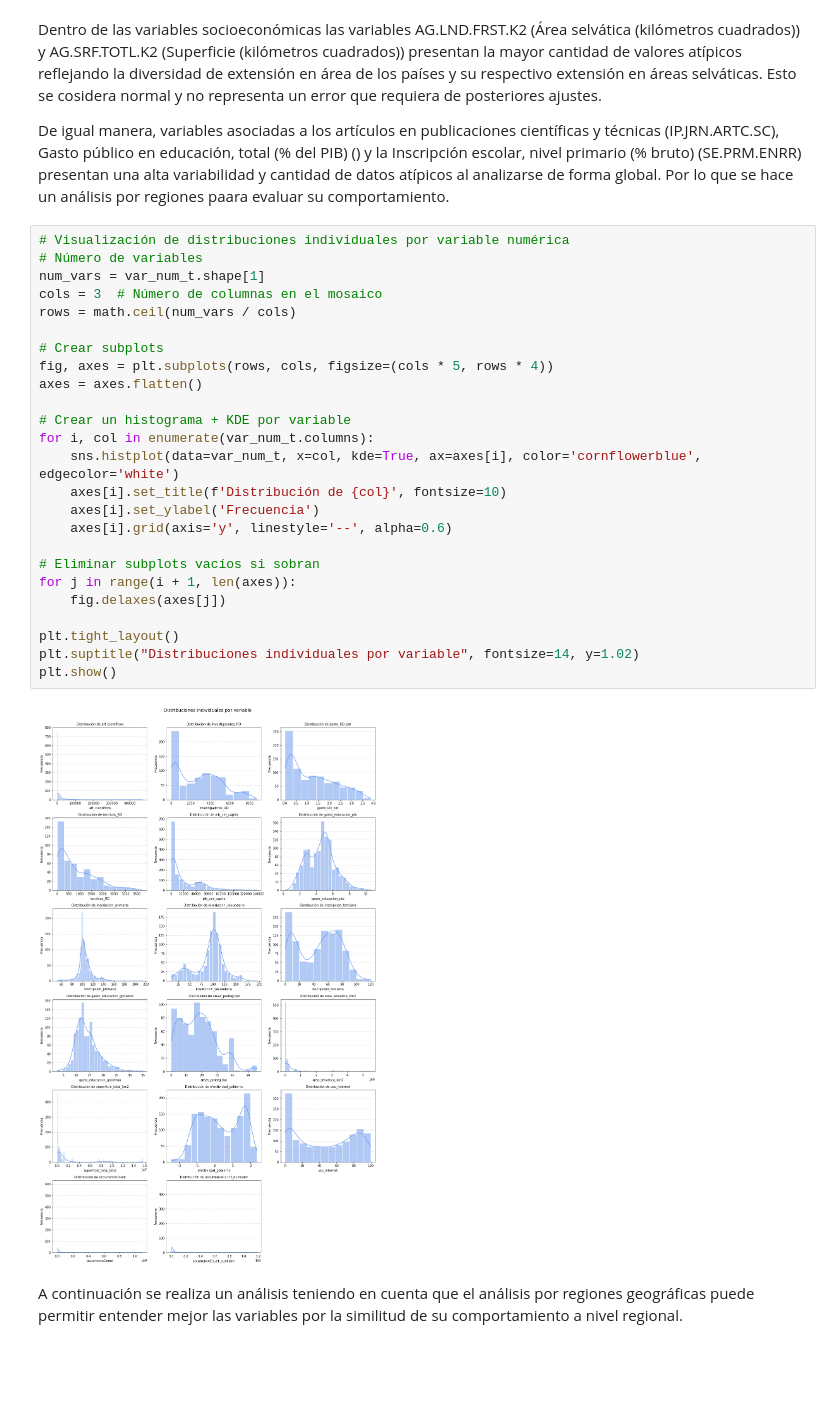
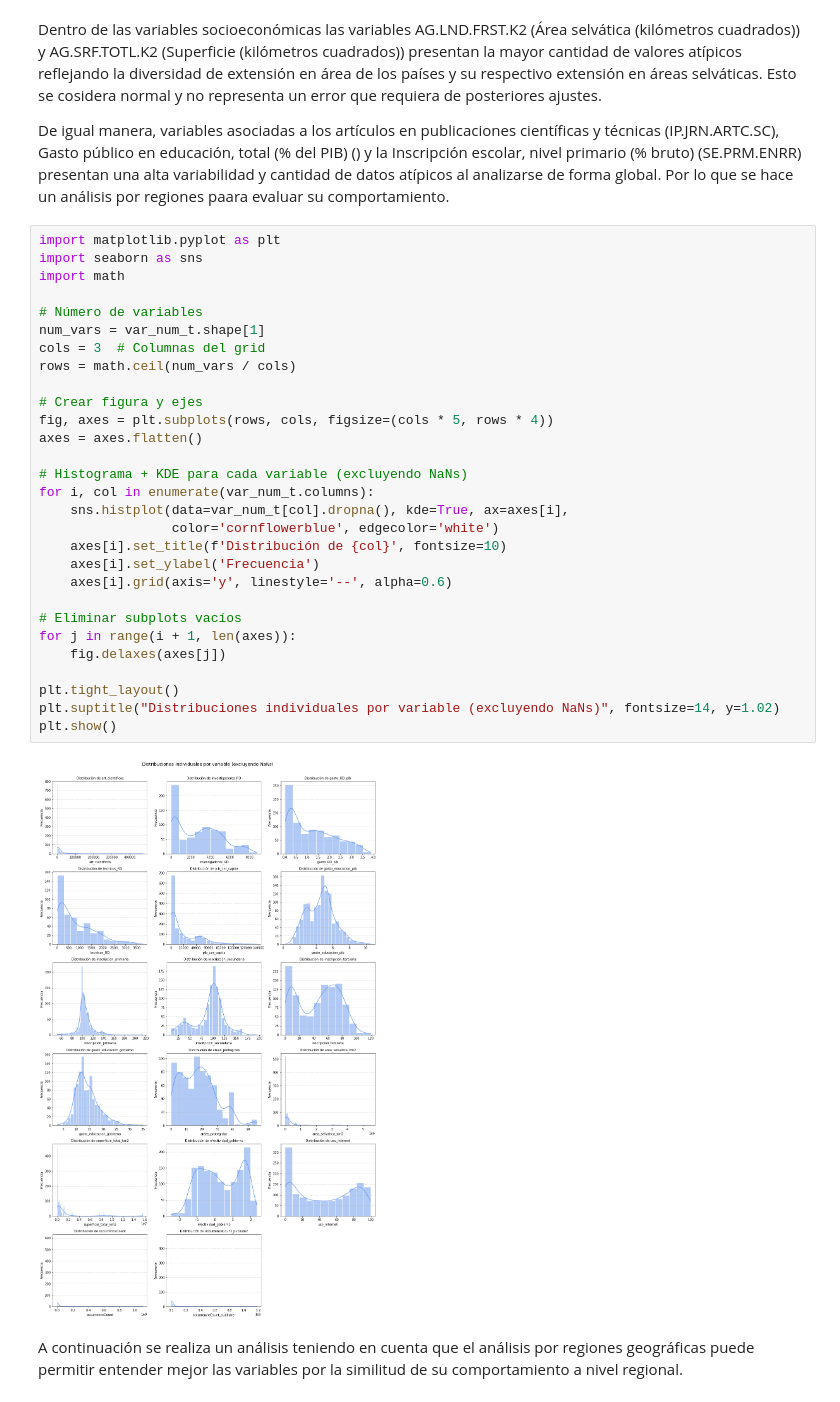
Before and after one commit to rortizgeo/Maestria_CD_Proyecto-Aplicado, a Jupyter notebook: PA_dataAnalysis.ipynb, the cells around one changed output. Cells and saved outputs as stored; diff of their text form; blank space fills up the shorter version.

```diff
--- a/PA_dataAnalysis.ipynb
+++ b/PA_dataAnalysis.ipynb
@@ -793,32 +836,36 @@ Dentro de las variables socioeconómicas las variables AG.LND.FRST.K2 (Área sel
 
 De igual manera, variables asociadas a los artículos en publicaciones científicas y técnicas (IP.JRN.ARTC.SC), Gasto público en educación, total (% del PIB) () y la Inscripción escolar, nivel primario (% bruto) (SE.PRM.ENRR) presentan una alta variabilidad y cantidad de datos atípicos al analizarse de forma global. Por lo que se hace un análisis por regiones paara evaluar su comportamiento.
 # %%
-# Visualización de distribuciones individuales por variable numérica
+import matplotlib.pyplot as plt
+import seaborn as sns
+import math
+
 # Número de variables
 num_vars = var_num_t.shape[1]
-cols = 3  # Número de columnas en el mosaico
+cols = 3  # Columnas del grid
 rows = math.ceil(num_vars / cols)
 
-# Crear subplots
+# Crear figura y ejes
 fig, axes = plt.subplots(rows, cols, figsize=(cols * 5, rows * 4))
 axes = axes.flatten()
 
-# Crear un histograma + KDE por variable
+# Histograma + KDE para cada variable (excluyendo NaNs)
 for i, col in enumerate(var_num_t.columns):
-    sns.histplot(data=var_num_t, x=col, kde=True, ax=axes[i], color='cornflowerblue', edgecolor='white')
+    sns.histplot(data=var_num_t[col].dropna(), kde=True, ax=axes[i],
+                 color='cornflowerblue', edgecolor='white')
     axes[i].set_title(f'Distribución de {col}', fontsize=10)
     axes[i].set_ylabel('Frecuencia')
     axes[i].grid(axis='y', linestyle='--', alpha=0.6)
 
-# Eliminar subplots vacíos si sobran
+# Eliminar subplots vacíos
 for j in range(i + 1, len(axes)):
     fig.delaxes(axes[j])
 
 plt.tight_layout()
-plt.suptitle("Distribuciones individuales por variable", fontsize=14, y=1.02)
+plt.suptitle("Distribuciones individuales por variable (excluyendo NaNs)", fontsize=14, y=1.02)
 plt.show()
 # %% [output]
-[figure, old version]
+[figure, new version]
 # %% [markdown]
 A continuación se realiza un análisis teniendo en cuenta que el análisis por regiones geográficas puede permitir entender mejor las variables por la similitud de su comportamiento a nivel regional.
 # %%
```
Also changed, not shown: parts of 13 cells of this notebook, 2 other files.
